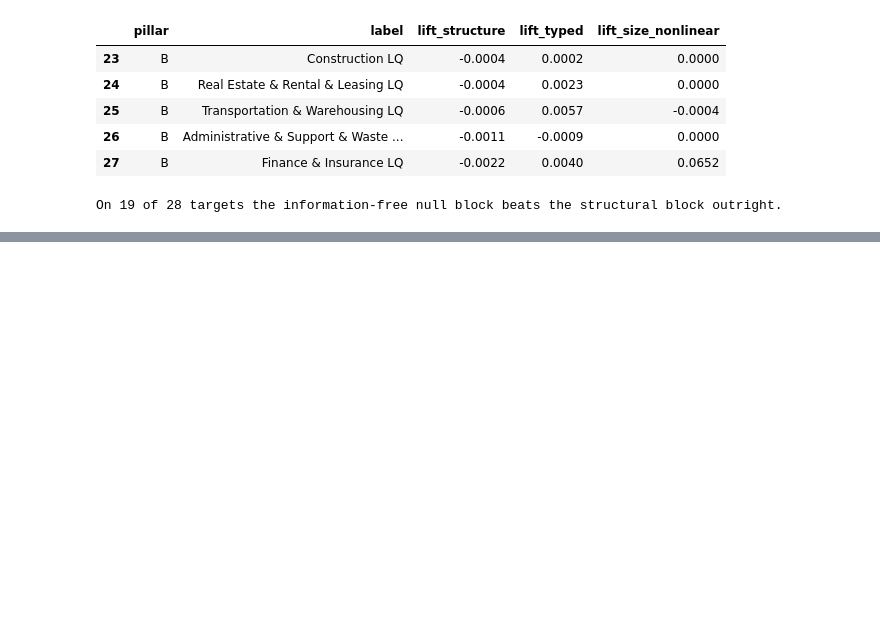
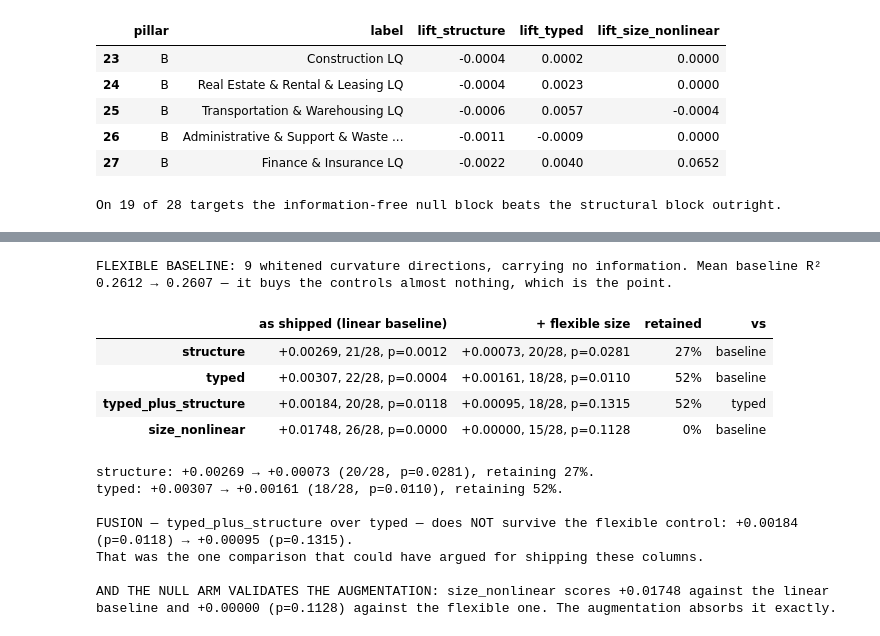
Before and after one commit to Max-Garcia-06/macro_embeddings, a Jupyter notebook: analysis-output/source-a/source_a_structure_round.ipynb, the cells around one changed output, grey strips where cells are left out. Saved outputs shown, nothing was run; the diff lists cells and outputs as text; code cells hidden in the pictures; blank space fills up the shorter version.

```diff
--- a/analysis-output/source-a/source_a_structure_round.ipynb
+++ b/analysis-output/source-a/source_a_structure_round.ipynb
@@ -522,0 +524,54 @@ carries `size_r2`.
+# %%
+flex, flex_ok = scoring_stats["arms_flexible"], scoring_stats["arms_flexible_undegraded"]
+retention = scoring_stats["flexible_retention"]
+
+print(f"FLEXIBLE BASELINE: {scoring_stats['n_flexible_directions']} whitened curvature directions, "
+      f"carrying no information. Mean baseline R² {scoring_stats['mean_r2_baseline']:.4f} → "
+      f"{scoring_stats['mean_r2_baseline_flexible']:.4f} — it buys the controls almost nothing, "
+      f"which is the point.\n")
+
+comparison = pd.DataFrame({
+    "as shipped (linear baseline)": {
+        k: f"{v['mean_paired_difference']:+.5f}, {v['n_wins']}/{v['n_targets']}, p={v['wilcoxon_p']:.4f}"
+        for k, v in scoring_stats["arms"].items()},
+    "+ flexible size": {
+        k: f"{v['mean_paired_difference']:+.5f}, {v['n_wins']}/{v['n_targets']}, p={v['wilcoxon_p']:.4f}"
+        for k, v in flex.items()},
+    "retained": {k: ("—" if v is None else f"{v:.0%}") for k, v in retention.items()},
+    "vs": {k: v["compared_against"] for k, v in scoring_stats["arms"].items()},
+})
+display(comparison)
+
+for key in ("structure", "typed"):
+    print(f"{key}: {scoring_stats['arms'][key]['mean_paired_difference']:+.5f} → "
+          f"{flex[key]['mean_paired_difference']:+.5f} "
+          f"({flex[key]['n_wins']}/{flex[key]['n_targets']}, p={flex[key]['wilcoxon_p']:.4f}), "
+          f"retaining {retention[key]:.0%}.")
+
+fusion = flex["typed_plus_structure"]
+verdict = "does NOT survive" if fusion["wilcoxon_p"] > 0.05 else "survives"
+print(f"\nFUSION — typed_plus_structure over typed — {verdict} the flexible control: "
+      f"{scoring_stats['arms']['typed_plus_structure']['mean_paired_difference']:+.5f} "
+      f"(p={scoring_stats['arms']['typed_plus_structure']['wilcoxon_p']:.4f}) → "
+      f"{fusion['mean_paired_difference']:+.5f} (p={fusion['wilcoxon_p']:.4f}).")
+print("That was the one comparison that could have argued for shipping these columns.")
+
+null_flex = flex[null_key]
+print(f"\nAND THE NULL ARM VALIDATES THE AUGMENTATION: {null_key} scores "
+      f"{null_arm['mean_lift']:+.5f} against the linear baseline and "
+      f"{null_flex['mean_lift']:+.5f} (p={null_flex['wilcoxon_p']:.4f}) against the flexible one. "
+      f"The augmentation absorbs it exactly.")
+# %% [output]
+FLEXIBLE BASELINE: 9 whitened curvature directions, carrying no information. Mean baseline R² 0.2612 → 0.2607 — it buys the controls almost nothing, which is the point.
+|  | as shipped (linear baseline) | + flexible size | retained | vs |
+| structure | +0.00269, 21/28, p=0.0012 | +0.00073, 20/28, p=0.0281 | 27% | baseline |
+| typed | +0.00307, 22/28, p=0.0004 | +0.00161, 18/28, p=0.0110 | 52% | baseline |
+| typed_plus_structure | +0.00184, 20/28, p=0.0118 | +0.00095, 18/28, p=0.1315 | 52% | typed |
+| size_nonlinear | +0.01748, 26/28, p=0.0000 | +0.00000, 15/28, p=0.1128 | 0% | baseline |
+structure: +0.00269 → +0.00073 (20/28, p=0.0281), retaining 27%.
+typed: +0.00307 → +0.00161 (18/28, p=0.0110), retaining 52%.
+
+FUSION — typed_plus_structure over typed — does NOT survive the flexible control: +0.00184 (p=0.0118) → +0.00095 (p=0.1315).
+That was the one comparison that could have argued for shipping these columns.
+
+AND THE NULL ARM VALIDATES THE AUGMENTATION: size_nonlinear scores +0.01748 against the linear baseline and +0.00000 (p=0.1128) against the flexible one. The augmentation absorbs it exactly.
```
Also changed, not shown: parts of 9 cells of this notebook, 1 other file.
